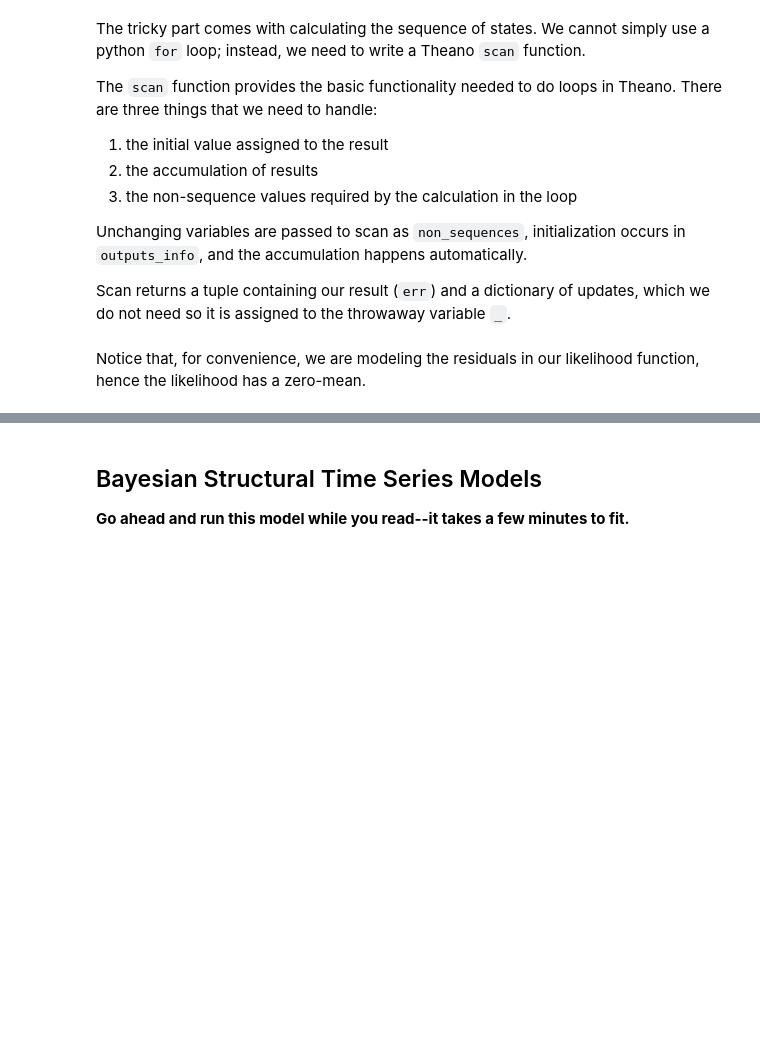
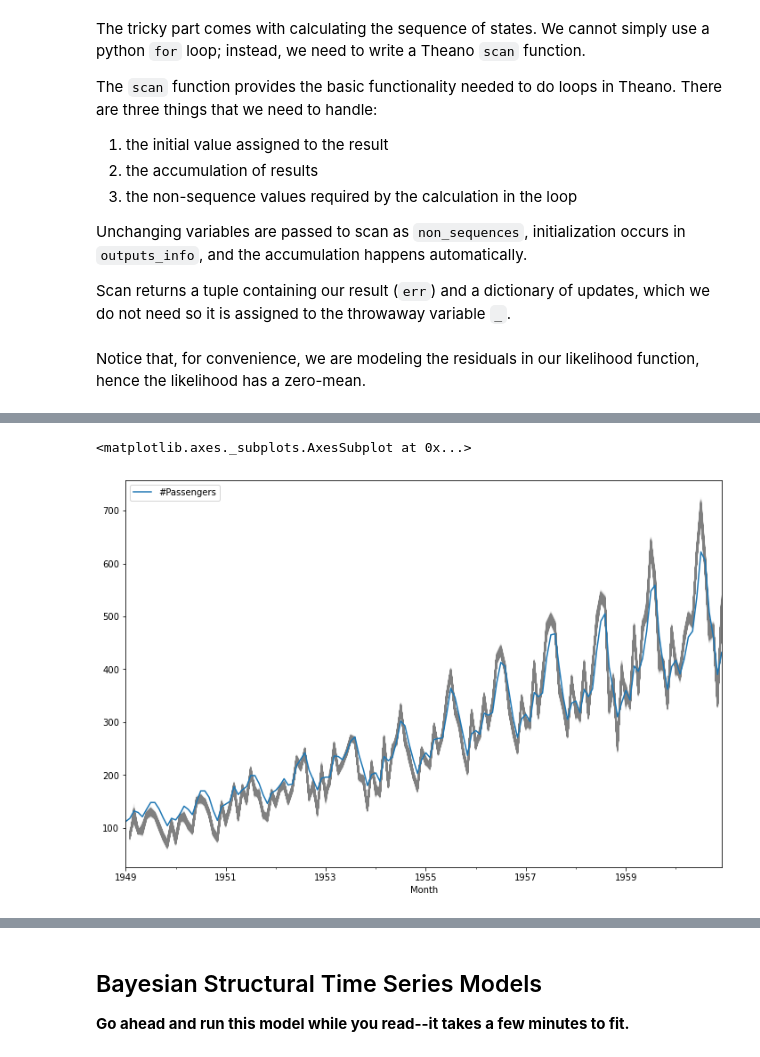
Before and after one commit to fonnesbeck/Bayes_Computing_Course, a Jupyter notebook: notebooks/Section6_1-Bayesian_Time_Series.ipynb, the cells around one changed output, grey strips where cells are left out. Saved outputs shown, nothing was run; the diff lists cells and outputs as text; code cells hidden in the pictures; blank space fills up the shorter version.

```diff
--- a/notebooks/Section6_1-Bayesian_Time_Series.ipynb
+++ b/notebooks/Section6_1-Bayesian_Time_Series.ipynb
@@ -542,0 +699,7 @@ az.plot_trace(trace);
+# %%
+fig, ax = plt.subplots(figsize=(12, 8))
+pd.DataFrame(trace["pred"].T, index=air_passengers.index[1:]).plot(color="0.5", alpha=.05, ax=ax, legend=False)
+air_passengers.plot(ax=ax)
+# %% [output]
+<matplotlib.axes._subplots.AxesSubplot at 0x...>
+[figure, added]
```
Also changed, not shown: parts of 42 cells of this notebook, 4 other files.
